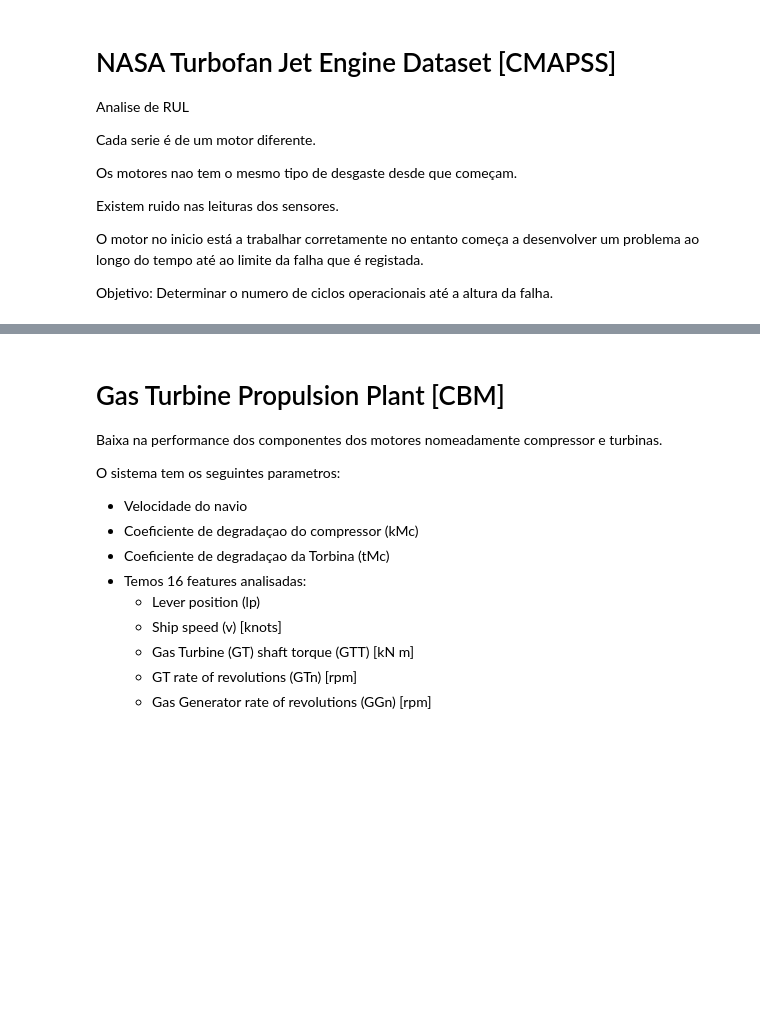
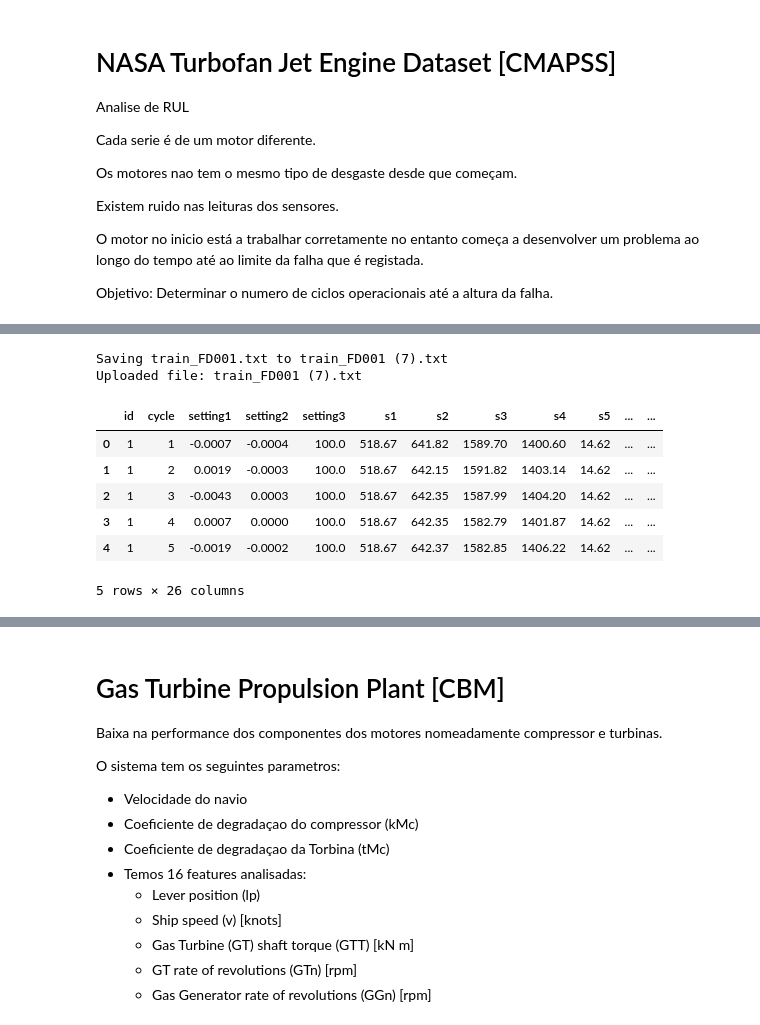
Before and after one commit to DGuilherme/PMTese, a Jupyter notebook: Datasets.ipynb, the cells around one changed output, grey strips where cells are left out. Cells and saved outputs as stored; diff of their text form; code cells hidden in the pictures; blank space fills up the shorter version.

```diff
--- a/Datasets.ipynb
+++ b/Datasets.ipynb
@@ -123,0 +122,22 @@ Objetivo: Determinar o numero de ciclos operacionais até a altura da falha.
+# %%
+# read dataset they are already divided into train and test.
+columns = ['id', 'cycle', 'setting1', 'setting2', 'setting3', 's1', 's2', 's3',
+                     's4', 's5', 's6', 's7', 's8', 's9', 's10', 's11', 's12', 's13', 's14',
+                     's15', 's16', 's17', 's18', 's19', 's20', 's21']
+
+# Upload the CSV file
+uploaded = files.upload()
+
+# Loop through the uploaded files
+for file_name in uploaded.keys():
+    print('Uploaded file:', file_name)
+
+
+file_name = list(uploaded.keys())[0]  # Assuming only one file is uploaded
+rul_df_train = pd.read_csv(io.BytesIO(uploaded[file_name]), delim_whitespace=True, header=None)
+#rul_df_train.drop(rul_df_train.columns[[26, 27]], axis=1, inplace=True)
+rul_df_train.columns = columns
+
+rul_df_train = rul_df_train.sort_values(['id','cycle'])
+rul_df_train.head()
+# %% [output]
@@ -123,0 +145,9 @@ Objetivo: Determinar o numero de ciclos operacionais até a altura da falha.
+Saving train_FD001.txt to train_FD001 (7).txt
+Uploaded file: train_FD001 (7).txt
+|  | id | cycle | setting1 | setting2 | setting3 | s1 | s2 | s3 | s4 | s5 | ... | ... |
+| 0 | 1 | 1 | -0.0007 | -0.0004 | 100.0 | 518.67 | 641.82 | 1589.70 | 1400.60 | 14.62 | ... | ... |
+| 1 | 1 | 2 | 0.0019 | -0.0003 | 100.0 | 518.67 | 642.15 | 1591.82 | 1403.14 | 14.62 | ... | ... |
+| 2 | 1 | 3 | -0.0043 | 0.0003 | 100.0 | 518.67 | 642.35 | 1587.99 | 1404.20 | 14.62 | ... | ... |
+| 3 | 1 | 4 | 0.0007 | 0.0000 | 100.0 | 518.67 | 642.35 | 1582.79 | 1401.87 | 14.62 | ... | ... |
+| 4 | 1 | 5 | -0.0019 | -0.0002 | 100.0 | 518.67 | 642.37 | 1582.85 | 1406.22 | 14.62 | ... | ... |
+5 rows × 26 columns
```
Also changed, not shown: parts of 7 cells of this notebook.
